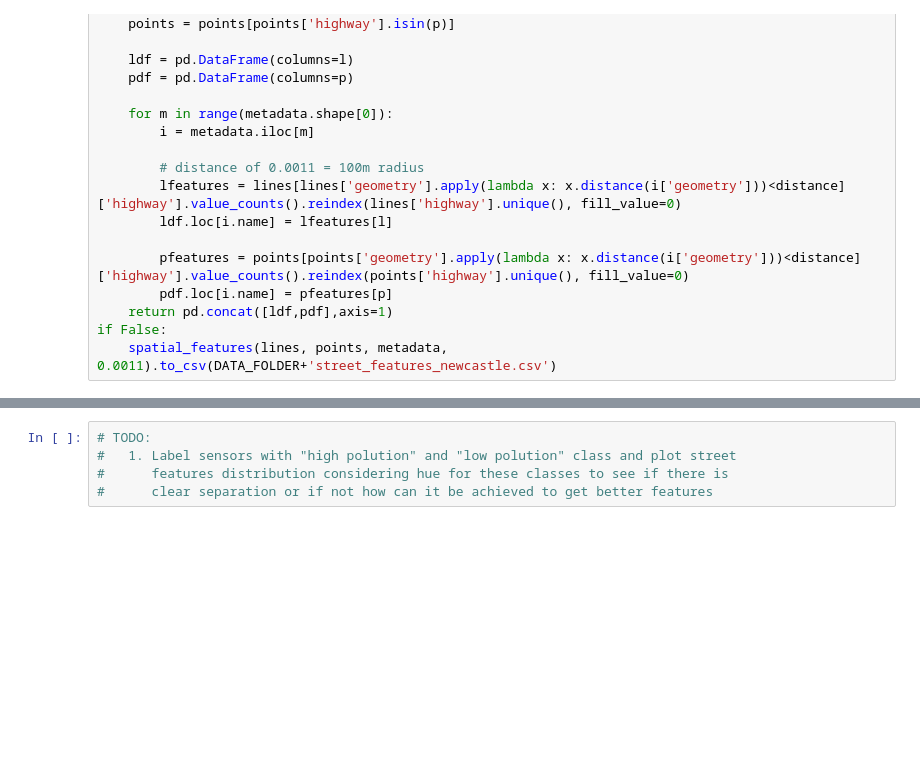
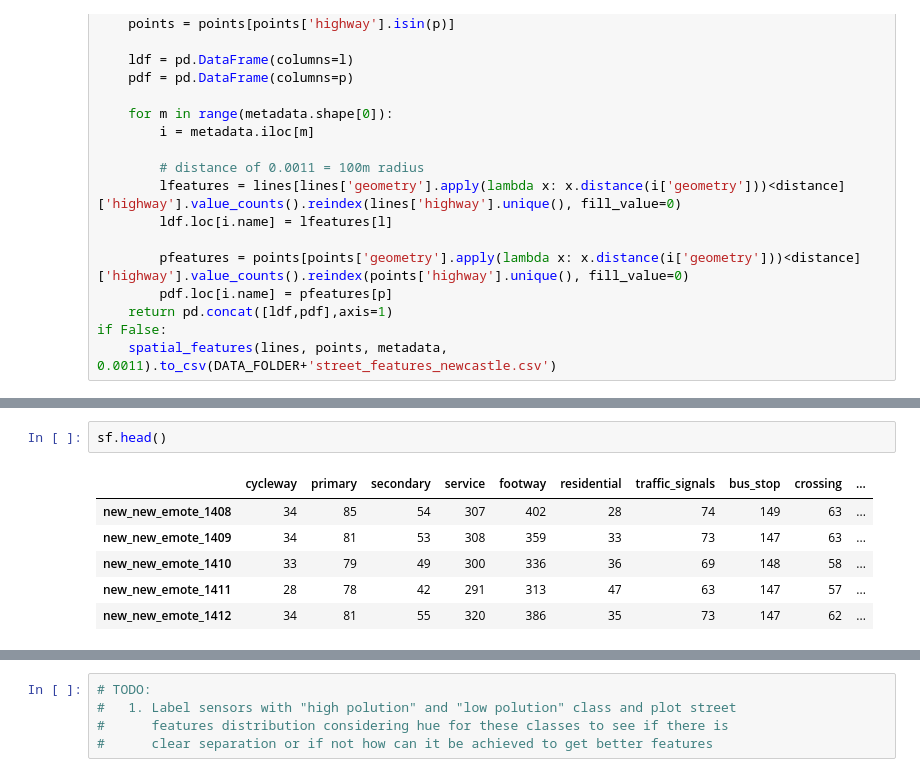
Before and after one commit to adaj/sensingbee, a Jupyter notebook: eda/streets_sensors_features.ipynb, the cells around one changed output, grey strips where cells are left out. Drawn from its saved outputs; the diff is of its cells as text; blank space fills up the shorter version.

```diff
--- a/eda/streets_sensors_features.ipynb
+++ b/eda/streets_sensors_features.ipynb
@@ -115 +169,10 @@ sns.jointplot(x=tsne[:,0], y=tsne[:,1], kind="kde", xlim=[tsne[:,0].min(),tsne[:
+# %%
+sf.head()
+# %% [output]
+|  | cycleway | primary | secondary | service | footway | residential | traffic_signals | bus_stop | crossing | ... |
+| new_new_emote_1408 | 34 | 85 | 54 | 307 | 402 | 28 | 74 | 149 | 63 | ... |
+| new_new_emote_1409 | 34 | 81 | 53 | 308 | 359 | 33 | 73 | 147 | 63 | ... |
+| new_new_emote_1410 | 33 | 79 | 49 | 300 | 336 | 36 | 69 | 148 | 58 | ... |
+| new_new_emote_1411 | 28 | 78 | 42 | 291 | 313 | 47 | 63 | 147 | 57 | ... |
+| new_new_emote_1412 | 34 | 81 | 55 | 320 | 386 | 35 | 73 | 147 | 62 | ... |
 # %%
```
Also changed, not shown: parts of 11 cells of this notebook.
